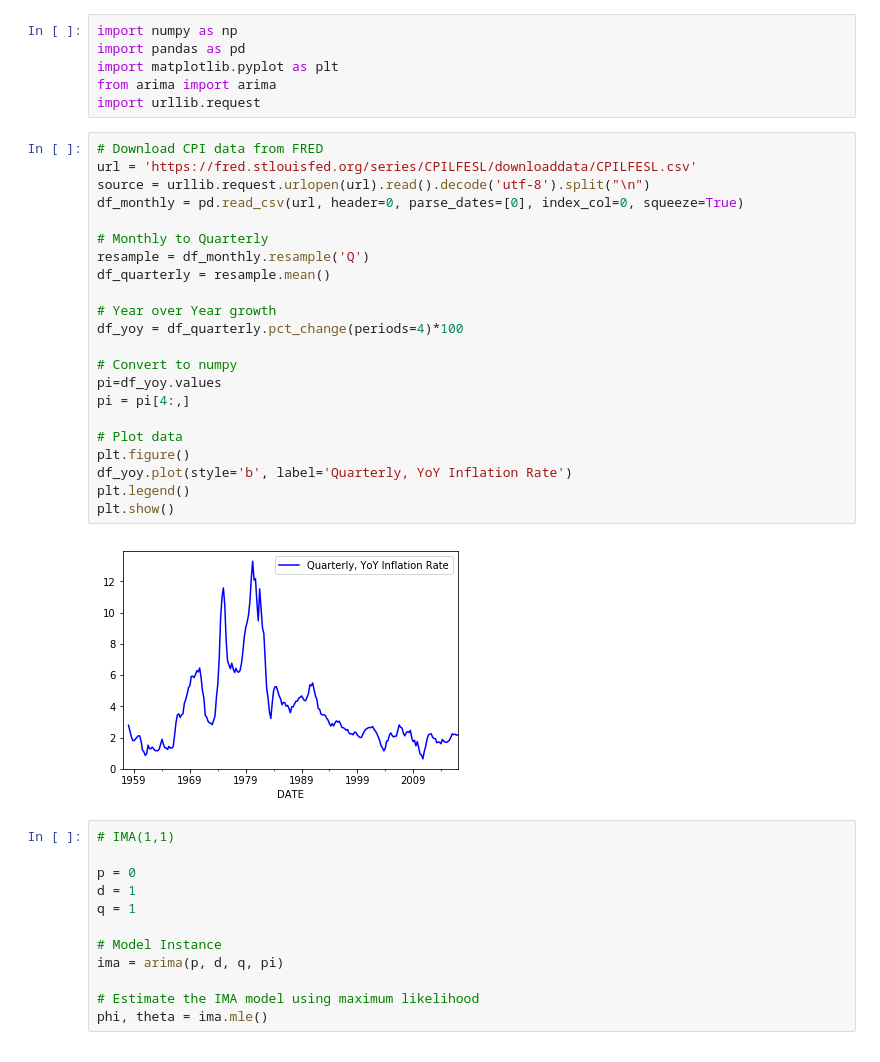
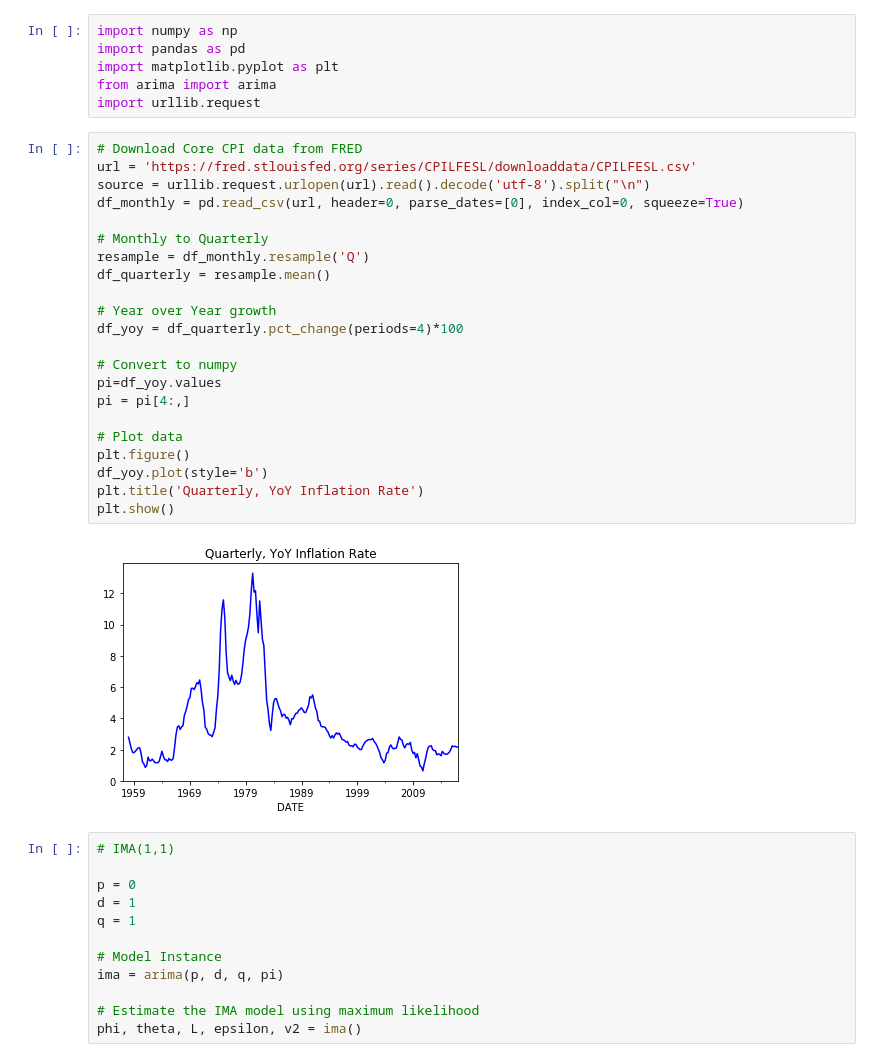
Before and after one commit to TomHase/misc_code, a Jupyter notebook: arima/inflation_arima.ipynb, the cells around one changed output. Cells and saved outputs as stored; diff of their text form.

```diff
--- a/arima/inflation_arima.ipynb
+++ b/arima/inflation_arima.ipynb
@@ -5,29 +5,29 @@ import matplotlib.pyplot as plt
 from arima import arima
 import urllib.request
 # %%
-# Download CPI data from FRED
+# Download Core CPI data from FRED
 url = 'https://fred.stlouisfed.org/series/CPILFESL/downloaddata/CPILFESL.csv'
 source = urllib.request.urlopen(url).read().decode('utf-8').split("\n")
 df_monthly = pd.read_csv(url, header=0, parse_dates=[0], index_col=0, squeeze=True)
 
 # Monthly to Quarterly
 resample = df_monthly.resample('Q')
 df_quarterly = resample.mean()
 
 # Year over Year growth
 df_yoy = df_quarterly.pct_change(periods=4)*100
 
 # Convert to numpy
 pi=df_yoy.values
 pi = pi[4:,]
 
 # Plot data
 plt.figure()
-df_yoy.plot(style='b', label='Quarterly, YoY Inflation Rate')
-plt.legend()
+df_yoy.plot(style='b')
+plt.title('Quarterly, YoY Inflation Rate')
 plt.show()
 # %% [output]
-[figure, old version]
+[figure, new version]
 # %%
 # IMA(1,1)
 
@@ -39,4 +39,4 @@ q = 1
 ima = arima(p, d, q, pi)
 
 # Estimate the IMA model using maximum likelihood
-phi, theta = ima.mle()
+phi, theta, L, epsilon, v2 = ima()
```
Also changed, not shown: parts of 1 cell of this notebook, 1 other file.
